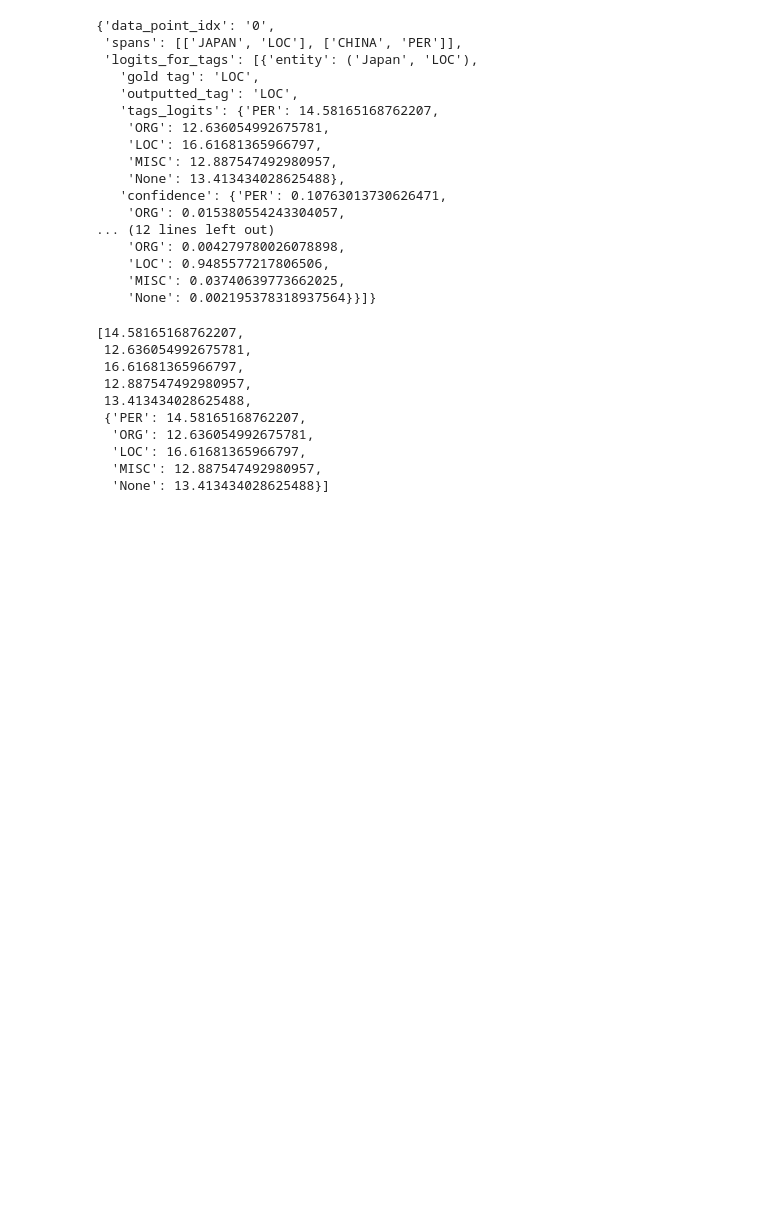
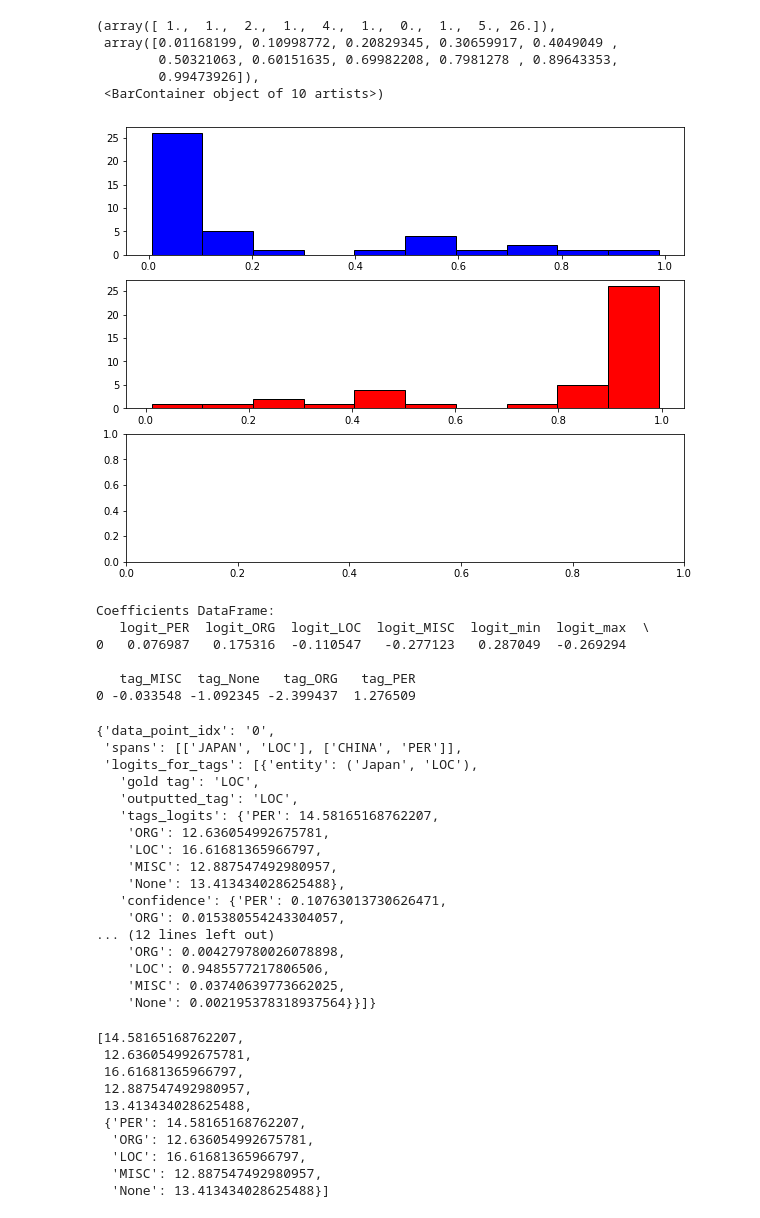
Before and after one commit to MathieuDesponds/Information-extraction-in-official-documents-using-LLMs, a Jupyter notebook: model_for_confidence.ipynb, the cells around one changed output. Cells and saved outputs as stored; diff of their text form; code cells hidden in the pictures; blank space fills up the shorter version.

```diff
--- a/model_for_confidence.ipynb
+++ b/model_for_confidence.ipynb
@@ -3,3 +213,30 @@
+# %%
+fig, (ax1, ax2, ax3) = plt.subplots(3, 1, figsize=(10, 8) )#, sharex=True, sharey=True)
+
+# Plotting histograms for True and False values
+ax1.hist(p_false, color='blue', edgecolor='black')
+ax2.hist(p_true, color='red', edgecolor='black')
+# %% [output]
+(array([ 1.,  1.,  2.,  1.,  4.,  1.,  0.,  1.,  5., 26.]),
+ array([0.01168199, 0.10998772, 0.20829345, 0.30659917, 0.4049049 ,
+        0.50321063, 0.60151635, 0.69982208, 0.7981278 , 0.89643353,
+        0.99473926]),
+ <BarContainer object of 10 artists>)
+[figure, added]
+# %%
+# Create a DataFrame with feature names and coefficients
+coefficients_df = pd.DataFrame(data=model.coef_, columns=X.columns)
+
+# Display the DataFrame
+print("Coefficients DataFrame:")
+print(coefficients_df)
+# %% [output]
+Coefficients DataFrame:
+   logit_PER  logit_ORG  logit_LOC  logit_MISC  logit_min  logit_max  \
+0   0.076987   0.175316  -0.110547   -0.277123   0.287049  -0.269294
+
+   tag_MISC  tag_None   tag_ORG   tag_PER
+0 -0.033548 -1.092345 -2.399437  1.276509
 # %%
 import pandas as pd
 from sklearn.model_selection import train_test_split
```
Also changed, not shown: parts of 10 cells of this notebook, 1 other file.
